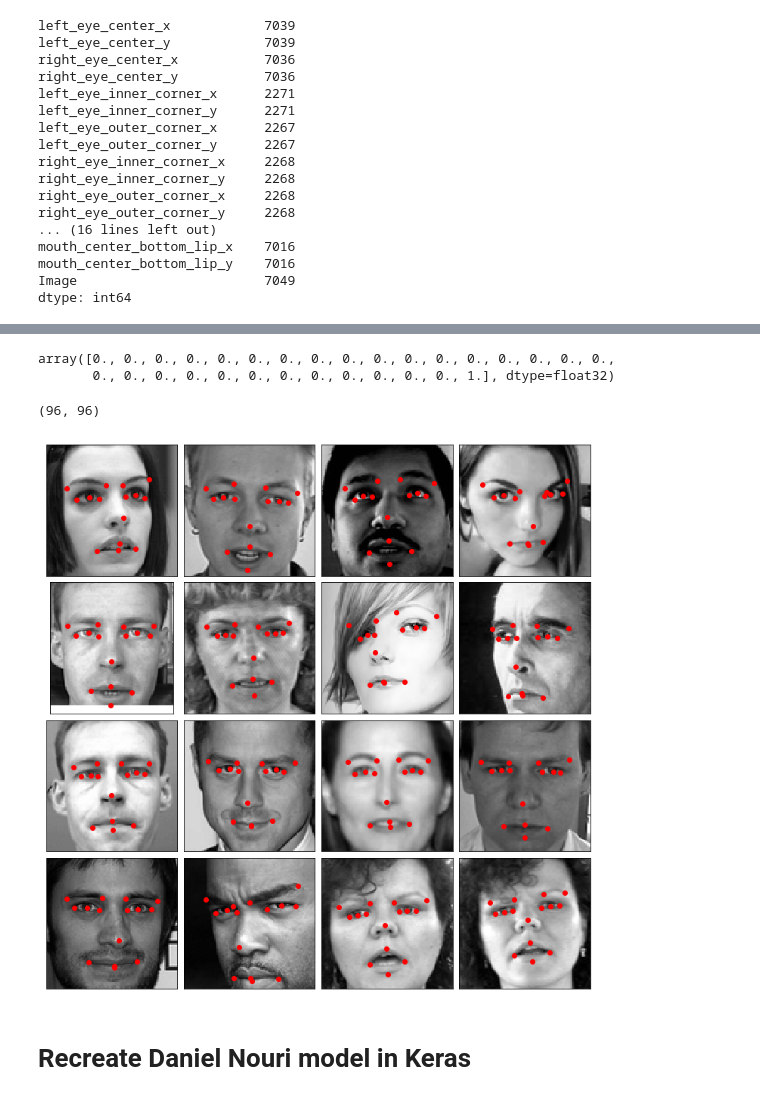
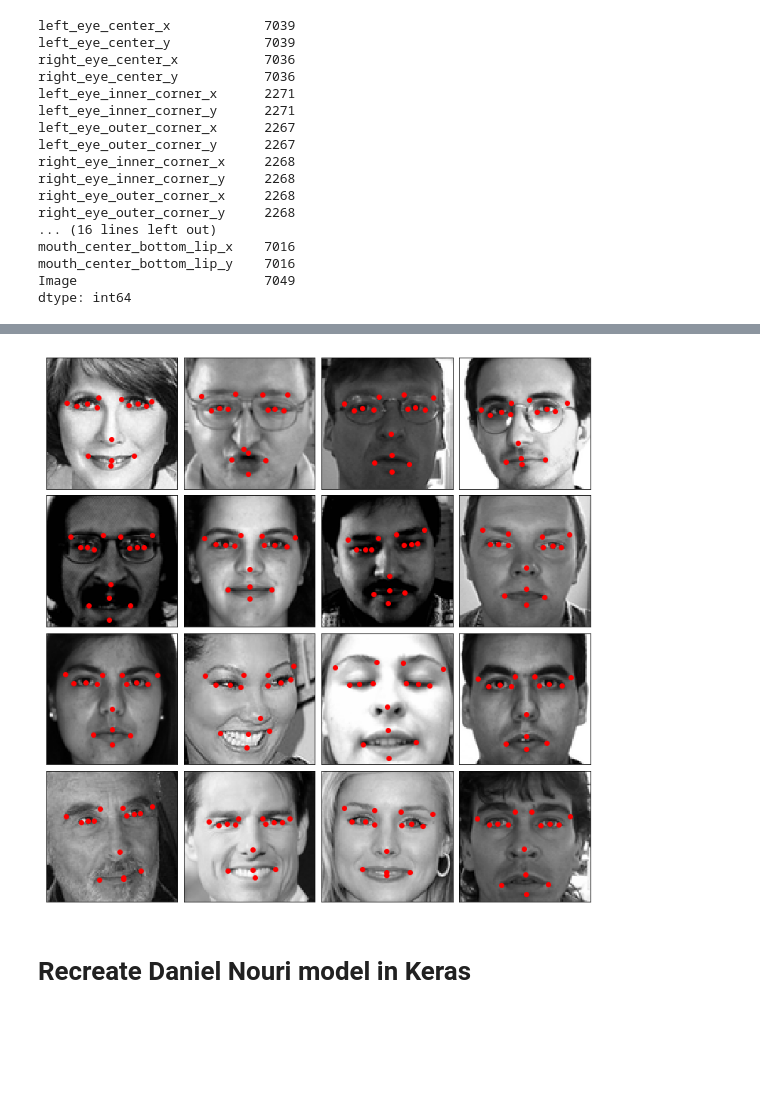
Before and after one commit to alexdauenhauer/MIDS_W207_facial_recognition, a Jupyter notebook: Alex_testlab.ipynb, the cells around one changed output, grey strips where cells are left out. Cells and saved outputs as stored; diff of their text form; code cells hidden in the pictures; blank space fills up the shorter version.

```diff
--- a/Alex_testlab.ipynb
+++ b/Alex_testlab.ipynb
@@ -81,0 +129,29 @@ train_data.shape, train_labels.shape
+# %%
+def load_data(test=False):
+
+    # load the raw data
+    if test: df = pd.read_csv('test.csv')
+    else: df = pd.read_csv('training.csv')
+
+    # convert the image format
+    df['Image'] = df.Image.apply(lambda im: np.fromstring(im, sep=' '))
+
+    # drop missing values
+    df = df.dropna()
+
+    # separate data and reshape the images
+    data = df.Image.values
+    data = np.stack(data) / 255
+    data = data.reshape(-1, 96, 96, 1)
+
+    # separate the labels and scale them to [-1,1] interval
+    if test:
+        labels = None
+        print(data.shape)
+    else:
+        labels = df[df.columns[:-1]].values
+        labels = (labels - 48) / 48
+        data, labels = shuffle(data, labels, random_state=666)
+        print(data.shape, labels.shape)
+
+    return data, labels
@@ -250,26 +166,9 @@ pred.shape
-# %%
-pred[0]
-# %% [output]
-array([0., 0., 0., 0., 0., 0., 0., 0., 0., 0., 0., 0., 0., 0., 0., 0., 0.,
-       0., 0., 0., 0., 0., 0., 0., 0., 0., 0., 0., 0., 1.], dtype=float32)
-# %%
-idx = np.random.randint(0, len(x_test), 16)
-# %%
-x_test[0].reshape(96,96).shape
-# %% [output]
-(96, 96)
-# %%
-fig = plt.figure(figsize=(10,10))
-fig.subplots_adjust(left=0, right=1, bottom=0, top=1, hspace=0.05, wspace=0.05)
-for i, loc in enumerate(idx):
-    img = x_test.iloc[loc].reshape(96,96)
-    ax = fig.add_subplot(4, 4, i + 1, axis='off')
-    ax.imshow(img, cmap='gray')
-    for c in range(0, len(pred.columns)-1, 2):
-        x = train_labels[train_labels.columns[c]].iloc[loc]
-        y = train_labels[train_labels.columns[c+1]].iloc[loc]
-        plt.scatter(x, y, c='r')
-# %% [output]
-[figure, removed]
+# %%
+data_sample = train_data[idx, :, :, :]
+label_sample = train_labels[idx, :]
+# %%
+plot_sample(data_sample, label_sample)
+# %% [output]
+[figure, added]
 # %% [markdown]
 # Recreate Daniel Nouri model in Keras
```
Also changed, not shown: parts of 54 cells of this notebook, 1 other file.
